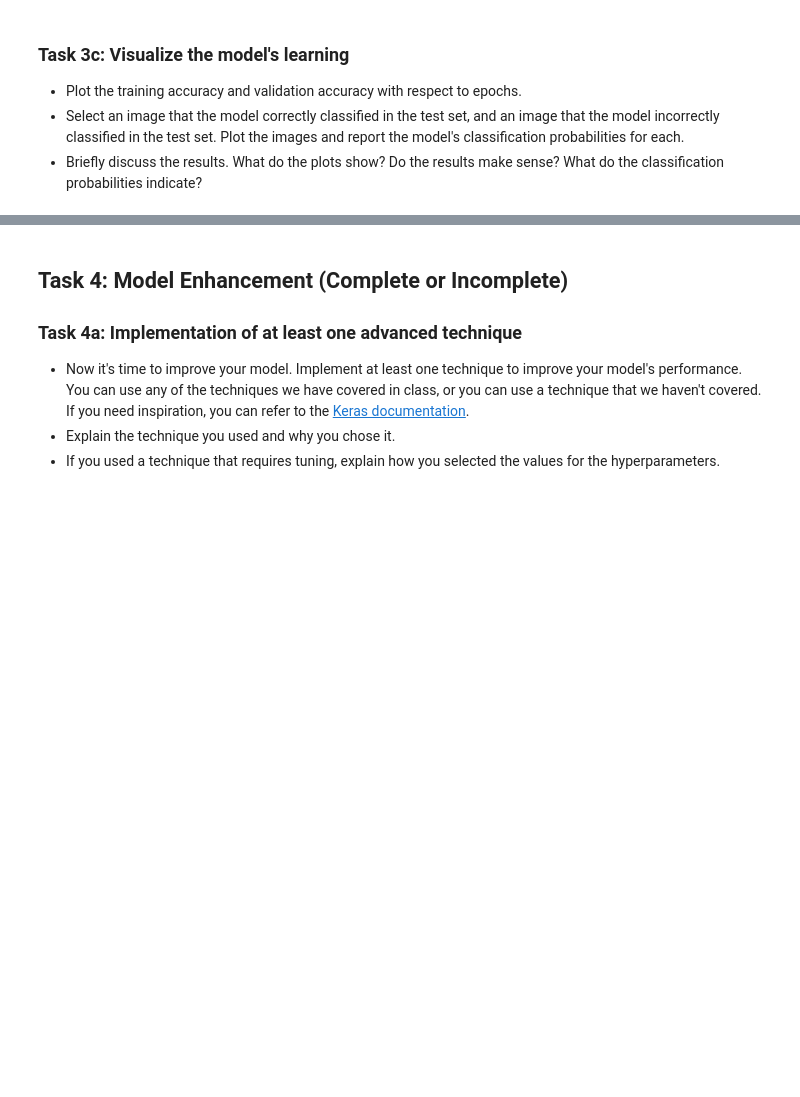
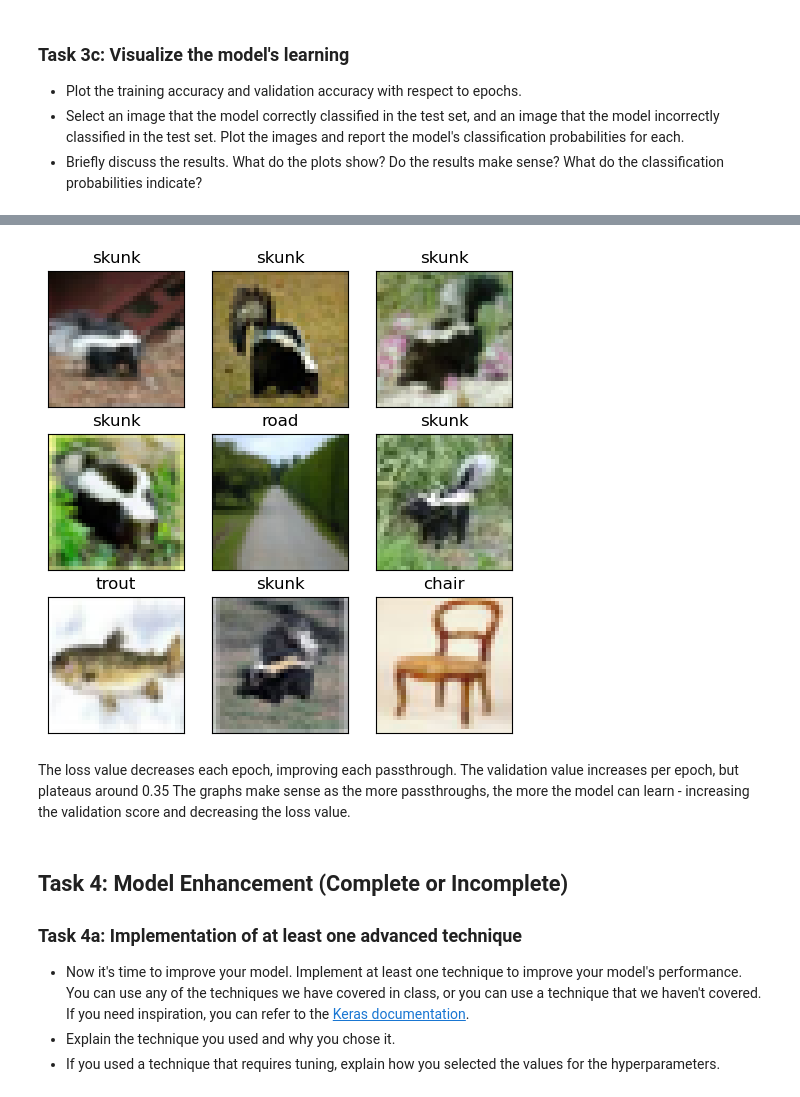
Before and after one commit to klin093/deep_learning, a Jupyter notebook: 02_activities/assignments/assignment_1.ipynb, the cells around one changed output, grey strips where cells are left out. Drawn from its saved outputs; the diff is of its cells as text; code cells hidden in the pictures; blank space fills up the shorter version.

```diff
--- a/02_activities/assignments/assignment_1.ipynb
+++ b/02_activities/assignments/assignment_1.ipynb
@@ -138,3 +248,32 @@ X_train, X_test, y_train, y_test = train_test_split(
+# %%
+import tensorflow as tf
+
+predictions_tf = model(X_test)
+
+predicted_labels_tf = tf.argmax(predictions_tf, axis=1)
+predicted_values_tf = tf.reduce_max(predictions_tf, axis=1)
+
+most_confident_indices_tf = tf.argsort(predicted_values_tf, direction='DESCENDING').numpy()[:9]
+
+most_confident_samples_tf = X_test[most_confident_indices_tf]
+
+most_confident_labels_tf = np.argmax(y_test[most_confident_indices_tf], axis=1)
+# %%
+fig, axes = plt.subplots(3, 3, figsize=(6, 6))
+
+for i, ax in enumerate(axes.flat):
+    ax.imshow(most_confident_samples_tf[i], interpolation='nearest')
+    ax.set_title(f"{class_names[most_confident_labels_tf[i]]}")
+    ax.set_xticks([])
+    ax.set_yticks([])
+
+plt.show()
+# %% [output]
+[figure, added]
+# %% [markdown]
+The loss value decreases each epoch, improving each passthrough.
+The validation value increases per epoch, but plateaus around 0.35
+The graphs make sense as the more passthroughs, the more the model can learn - increasing the validation score and decreasing the loss value.
 # %% [markdown]
 ## Task 4: Model Enhancement (Complete or Incomplete)
 ### Task 4a: Implementation of at least one advanced technique
```
Also changed, not shown: parts of 9 cells of this notebook.
